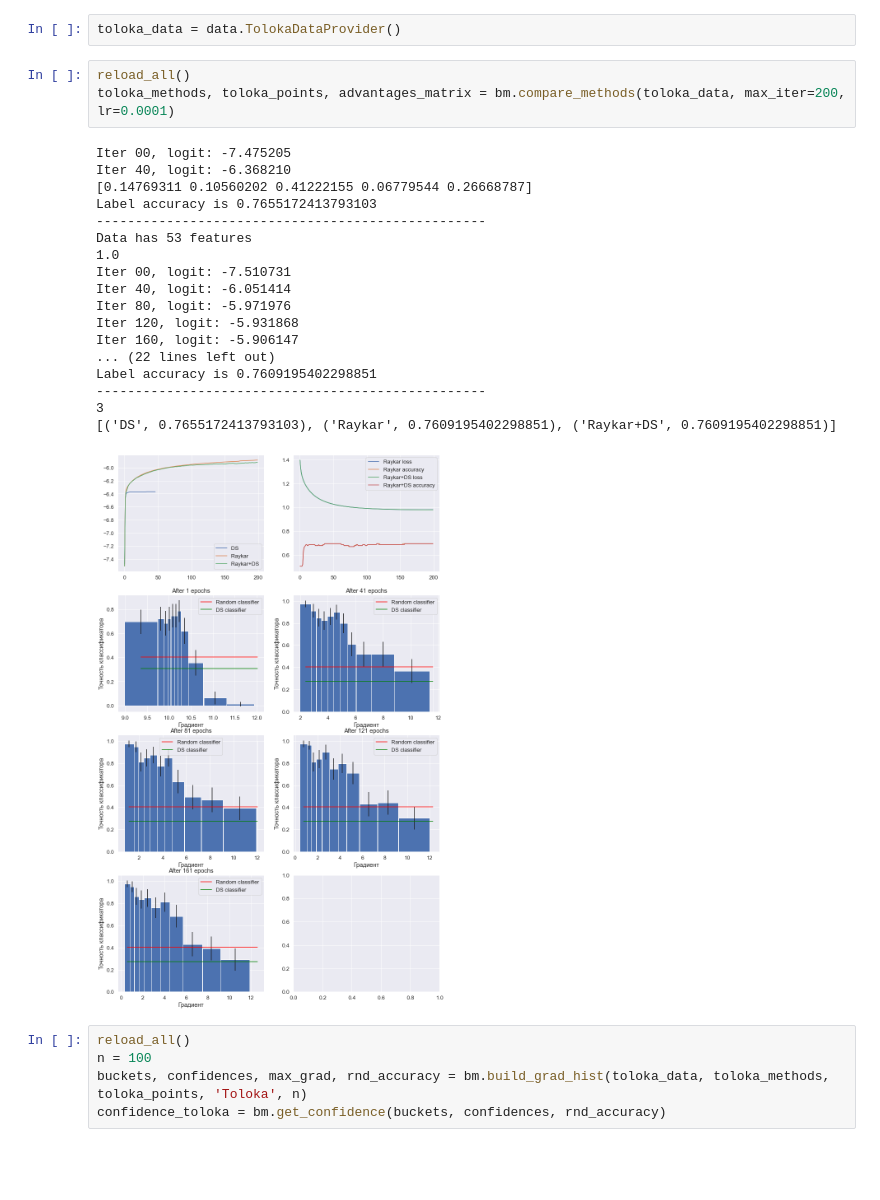
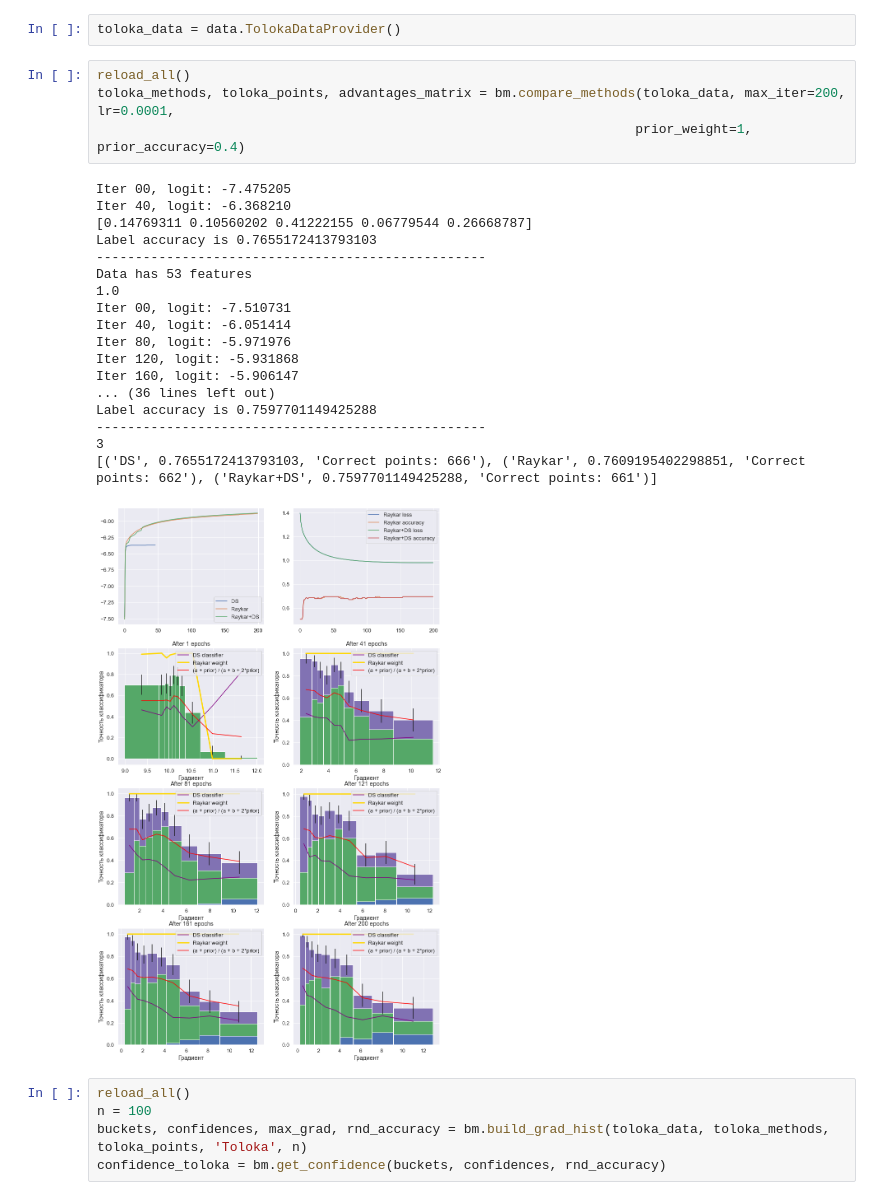
Before and after one commit to AndreySmirdin/CrowdInference, a Jupyter notebook: Toloka.ipynb, the cells around one changed output. Saved outputs shown, nothing was run; the diff lists cells and outputs as text; blank space fills up the shorter version.

```diff
--- a/Toloka.ipynb
+++ b/Toloka.ipynb
@@ -49,26 +49,27 @@ reload(data)
 toloka_data = data.TolokaDataProvider()
 # %%
 reload_all()
-toloka_methods, toloka_points, advantages_matrix = bm.compare_methods(toloka_data, max_iter=200, lr=0.0001)
+toloka_methods, toloka_points, advantages_matrix = bm.compare_methods(toloka_data, max_iter=200, lr=0.0001,
+                                                                     prior_weight=1, prior_accuracy=0.4)
 # %% [output]
 Iter 00, logit: -7.475205
 Iter 40, logit: -6.368210
 [0.14769311 0.10560202 0.41222155 0.06779544 0.26668787]
 Label accuracy is 0.7655172413793103
 --------------------------------------------------
 Data has 53 features
 1.0
 Iter 00, logit: -7.510731
 Iter 40, logit: -6.051414
 Iter 80, logit: -5.971976
 Iter 120, logit: -5.931868
 Iter 160, logit: -5.906147
-... (22 lines left out)
-Label accuracy is 0.7609195402298851
+... (36 lines left out)
+Label accuracy is 0.7597701149425288
 --------------------------------------------------
 3
-[('DS', 0.7655172413793103), ('Raykar', 0.7609195402298851), ('Raykar+DS', 0.7609195402298851)]
+[('DS', 0.7655172413793103, 'Correct points: 666'), ('Raykar', 0.7609195402298851, 'Correct points: 662'), ('Raykar+DS', 0.7597701149425288, 'Correct points: 661')]
-[figure, old version]
+[figure, new version]
 # %%
 reload_all()
 n = 100
```
Also changed, not shown: parts of 4 cells of this notebook, 6 other files.
